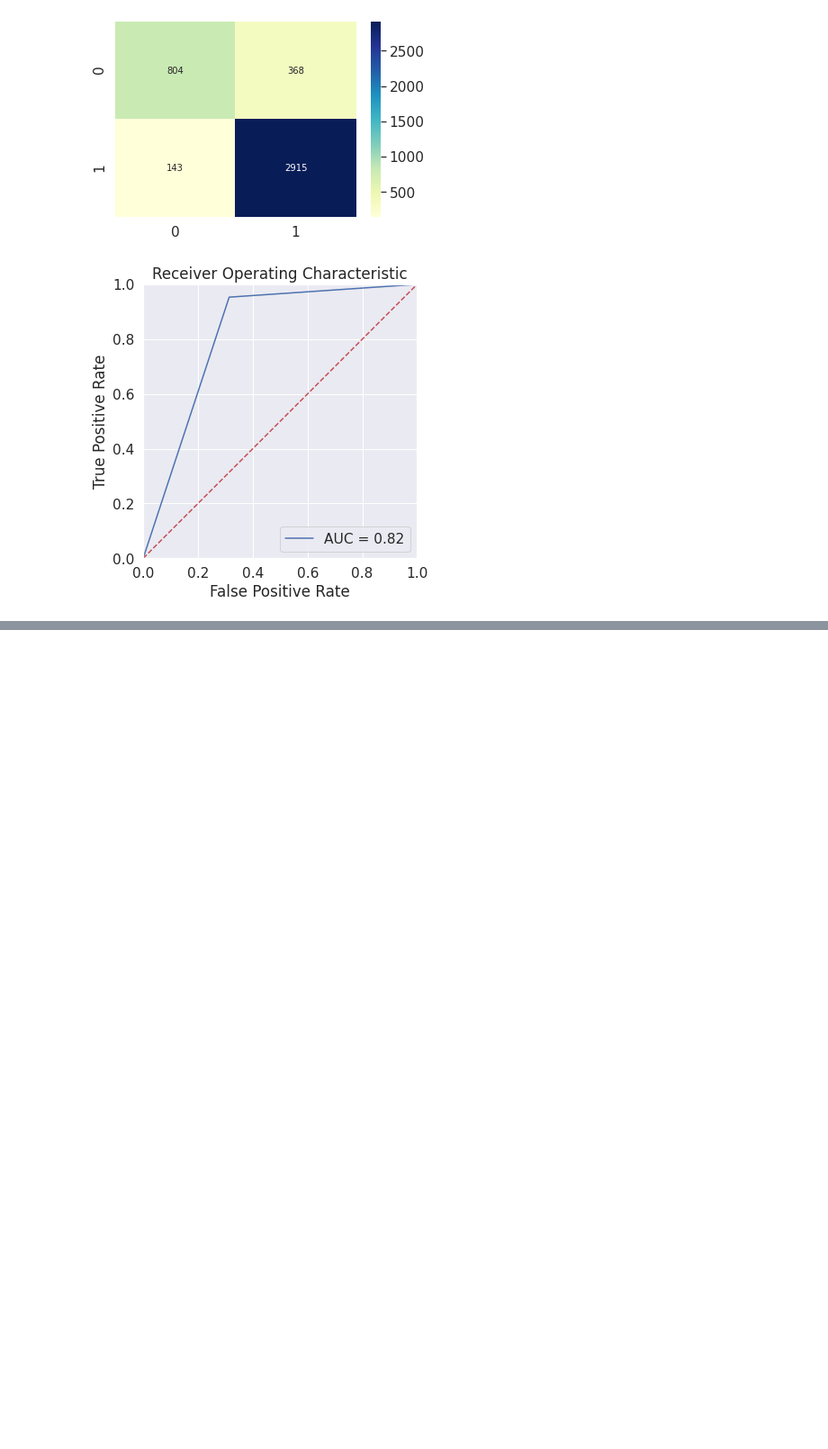
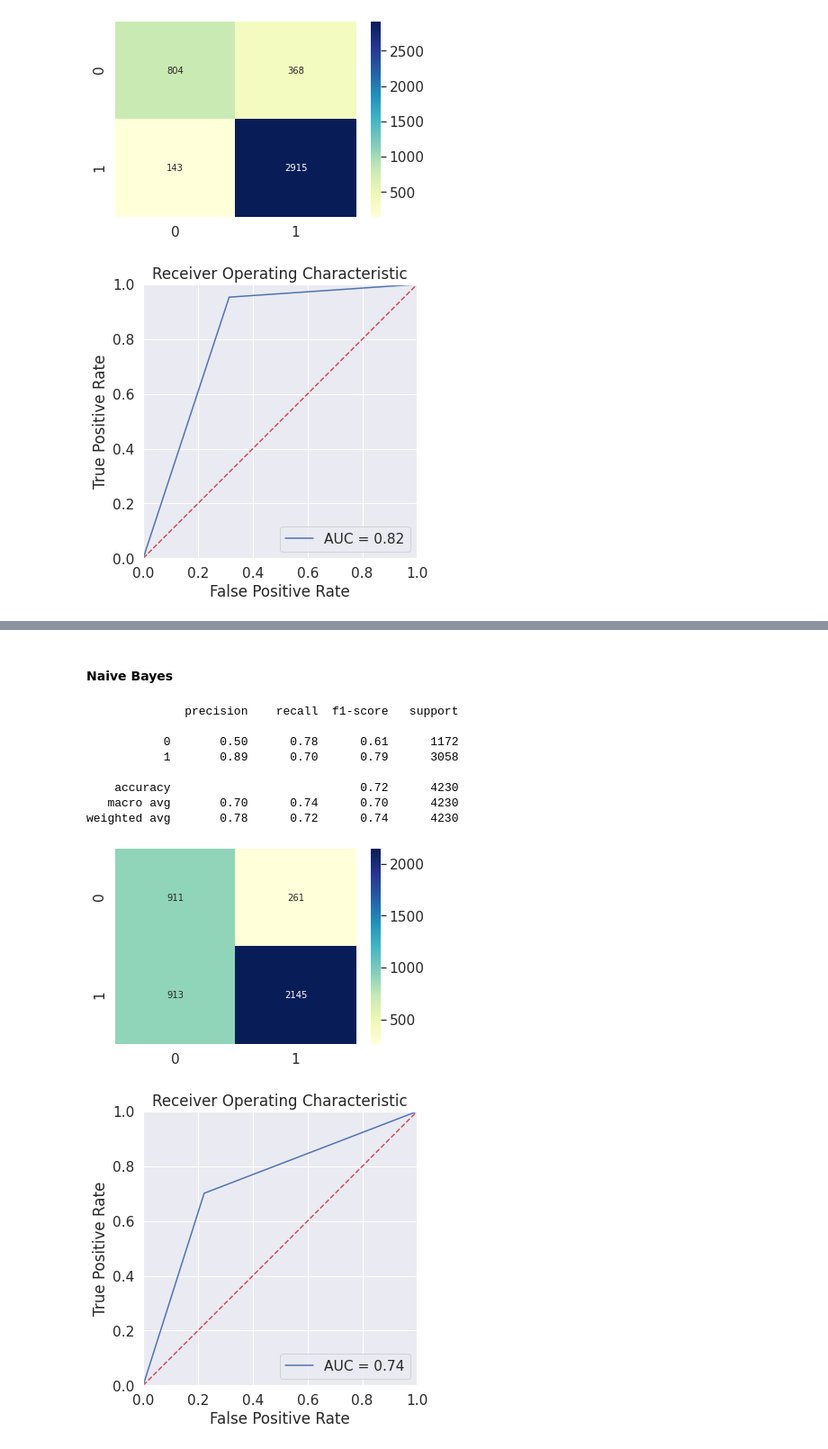
Before and after one commit to FaiZaman/Early-Identification-of-Failing-Students, a Jupyter notebook: Predicting Failing Students.ipynb, the cells around one changed output, grey strips where cells are left out. Shown at 90% size. Drawn from its saved outputs; the diff is of its cells as text; code cells hidden in the pictures; blank space fills up the shorter version.

```diff
--- a/Predicting Failing Students.ipynb
+++ b/Predicting Failing Students.ipynb
@@ -283,0 +309,18 @@ weighted avg       0.88      0.88      0.87      4230
+# %% [markdown]
+#### Naive Bayes
+# %%
+NB_model = GaussianNB().fit(X_train, y_train)
+y_pred = NB_model.predict(X_test)
+# %%
+display_results(y_pred, y_test)
+# %% [output]
+              precision    recall  f1-score   support
+
+           0       0.50      0.78      0.61      1172
+           1       0.89      0.70      0.79      3058
+
+    accuracy                           0.72      4230
+   macro avg       0.70      0.74      0.70      4230
+weighted avg       0.78      0.72      0.74      4230
+[figure, added]
+[figure, added]
```
Also changed, not shown: parts of 16 cells of this notebook.
